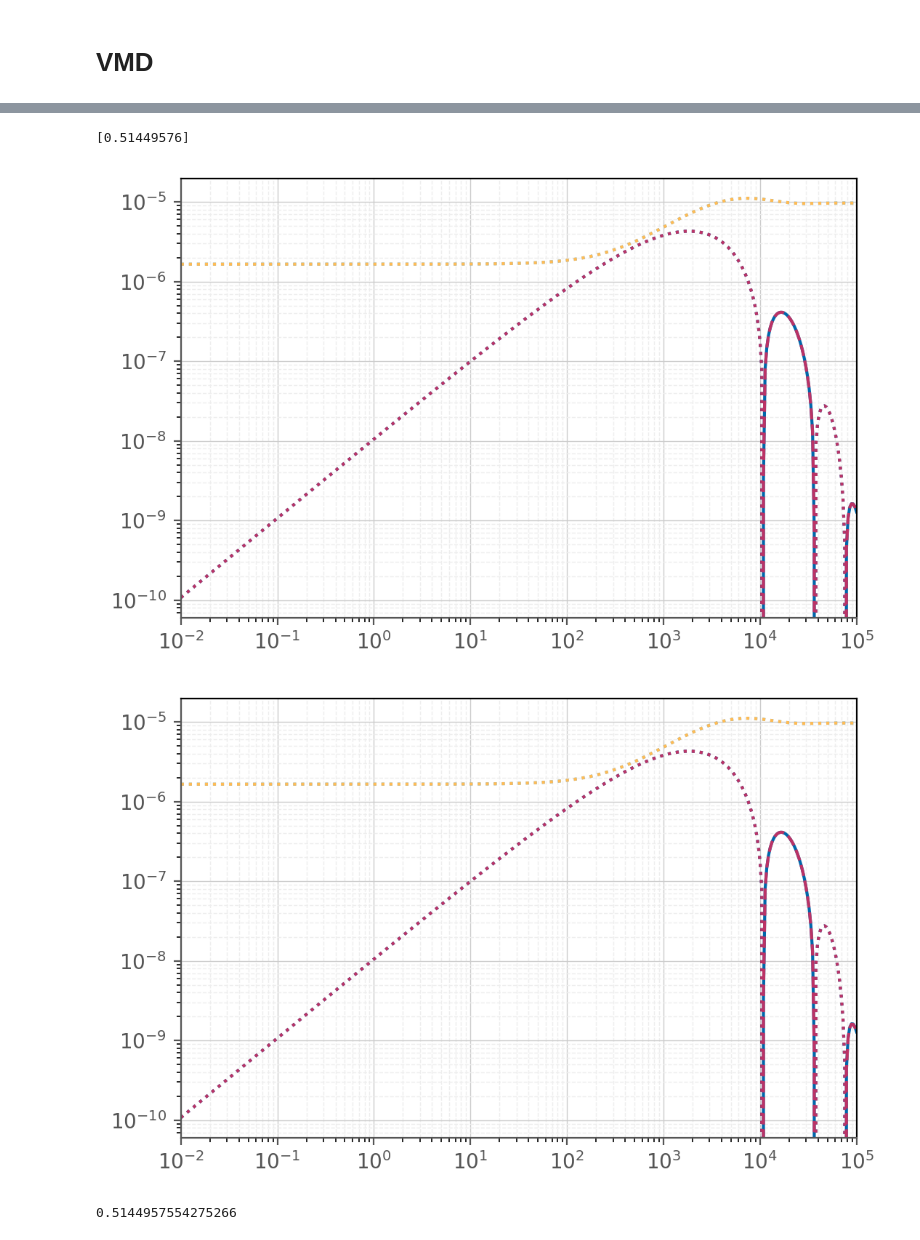
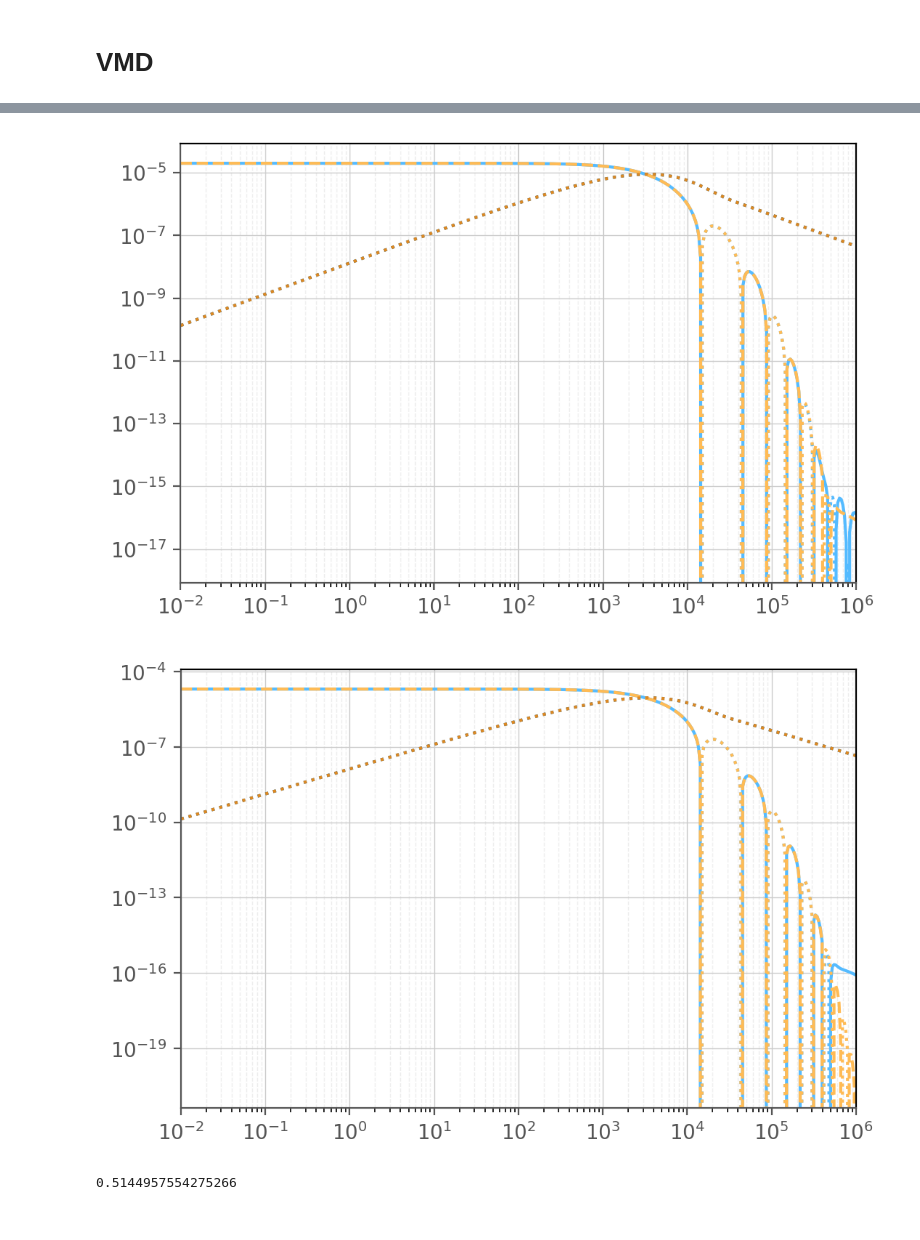
Before and after one commit to WasedaGeophysics/emulatte, a Jupyter notebook: example/playgrounds.ipynb, the cells around one changed output, grey strips where cells are left out. Saved outputs shown, nothing was run; the diff lists cells and outputs as text; code cells hidden in the pictures.

```diff
--- a/example/playgrounds.ipynb
+++ b/example/playgrounds.ipynb
@@ -39,38 +137,38 @@ plt.show()
 # %%
 thick = []
 res = [10]
-freq = np.logspace(-2,5,400)
+freq = np.logspace(-2,6,400)
 length = 1
 src = [[-length/2, 0, 0], [length/2, 0, 0]]
 rec = [30, 50, 0]
-EH = "E"
-xyz = "x"
+EH = "H"
+xyz = "z"
 
 s = GroundedWire(1)
 model = emu.create_model(thick)
 model.set_params(res)
+#model.set_params_air(1e20,1,1)
 model.set_source(s, src)
 model.change_dlf_filter(hankel_dlf="anderson_801")
 em_gw = model.fdem(EH, xyz, rec, freq)
 
-s = HED(1, length, 0)
+s = AED(1, length, 0, 0)
 src = [0, 0, 0]
 model = emu.create_model(thick)
 model.set_params(res)
+model.set_params
 model.set_source(s, src)
 model.change_dlf_filter(hankel_dlf="werthmuller_201")
 em_ed = model.fdem(EH, xyz, rec, freq)
-print(model.cos_phi)
 
-em_an = analytical.SurfaceHEDx(res[0], rec[:2], length).fdem_e_x(freq)
+em_an = analytical.SurfaceHEDx(res[0], rec[:2], length).fdem_hz(freq)
 
 fig = stylishplot.fdem_plot(freq, em_gw, em_ed)
 
 fig = stylishplot.fdem_plot(freq, em_ed, em_an)
 # %% [output]
-[0.51449576]
-[figure, old version]
+[figure, new version]
-[figure, old version]
+[figure, new version]
 # %%
 30 / (30 ** 2 + 50 ** 2)** 0.5
 # %% [output]
```
Also changed, not shown: parts of 8 cells of this notebook, 7 other files.
